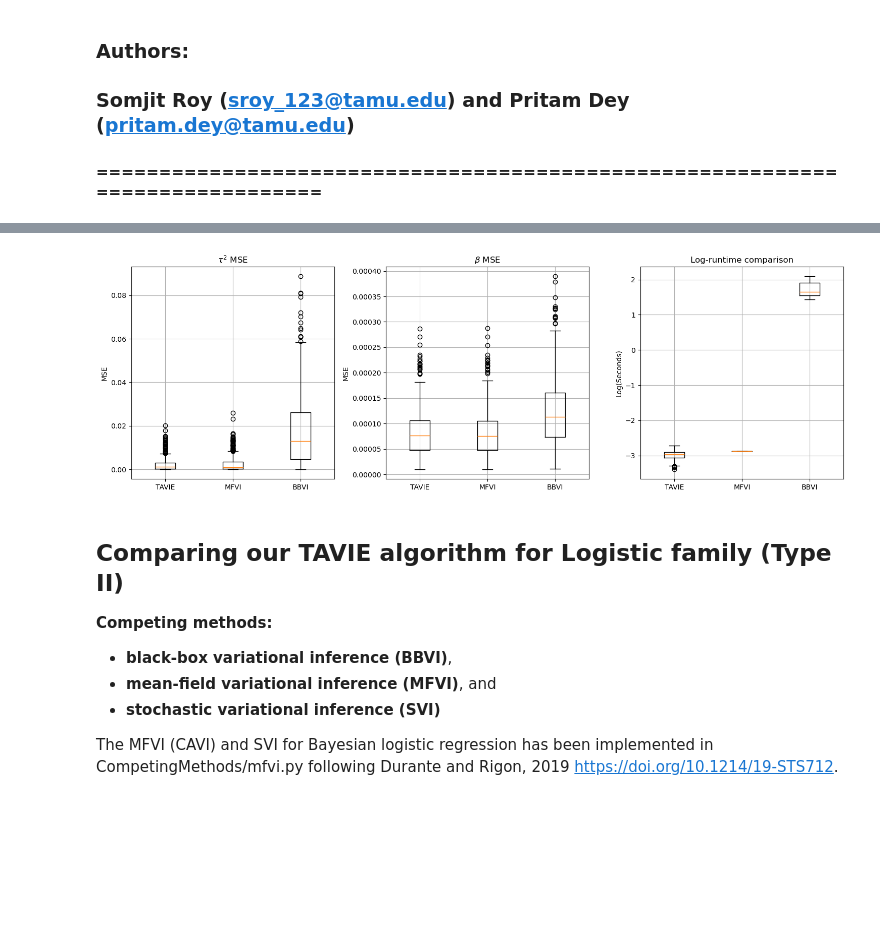
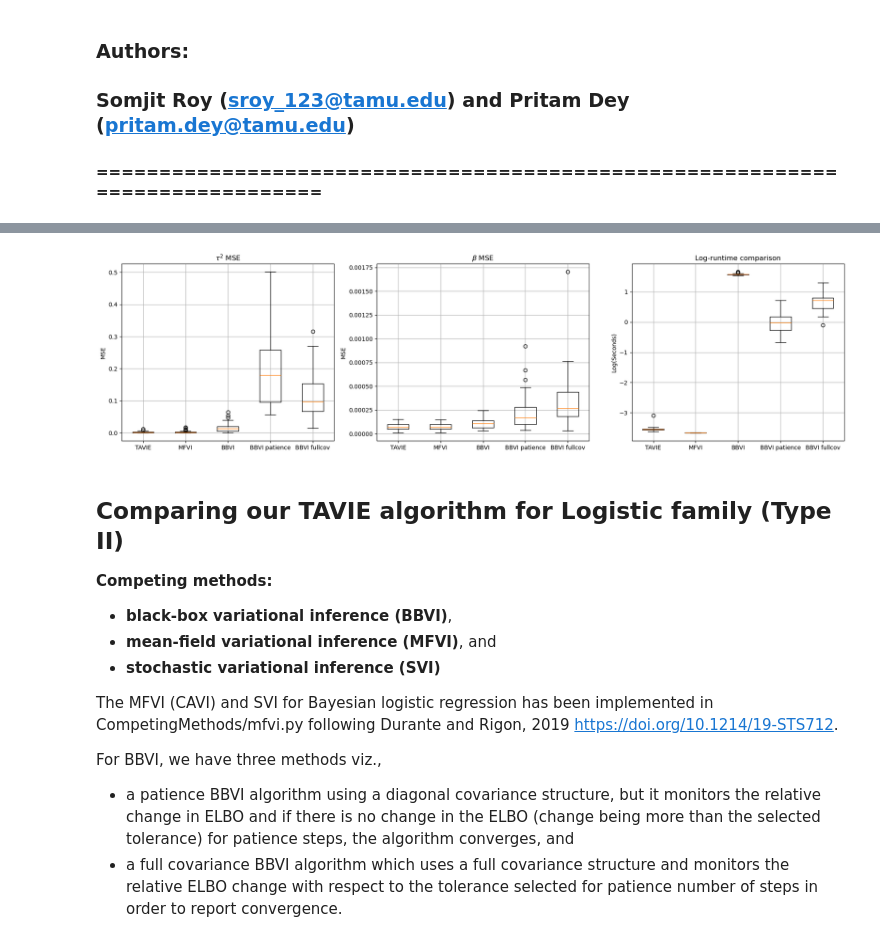
Before and after one commit to debdeepuw/TAVIE, a Jupyter notebook: comparisons.ipynb, the cells around one changed output, grey strips where cells are left out. Saved outputs shown, nothing was run; the diff lists cells and outputs as text; code cells hidden in the pictures; blank space fills up the shorter version.

```diff
--- a/comparisons.ipynb
+++ b/comparisons.ipynb
@@ -115,21 +182,32 @@ n = 10000
 p = 5
 nu_true = 2
 tau2_true = 2
-num_reps = 500
+num_reps = 50
 
 # Containers for metrics
 mse_beta_MFVI = np.zeros(num_reps)
 mse_beta_BBVI = np.zeros(num_reps)
+mse_beta_BBVI_patience = np.zeros(num_reps)
+mse_beta_BBVI_fullcov = np.zeros(num_reps)
 mse_beta_TAVIE = np.zeros(num_reps)
 mse_tau2_MFVI = np.zeros(num_reps)
 mse_tau2_BBVI = np.zeros(num_reps)
+mse_tau2_BBVI_patience = np.zeros(num_reps)
+mse_tau2_BBVI_fullcov = np.zeros(num_reps)
 mse_tau2_TAVIE = np.zeros(num_reps)
 time_TAVIE = np.zeros(num_reps)
 time_MFVI = np.zeros(num_reps)
 time_BBVI = np.zeros(num_reps)
+time_BBVI_patience = np.zeros(num_reps)
+time_BBVI_fullcov = np.zeros(num_reps)
 
 # True beta vector
 beta_true = np.random.normal(loc=2.0, scale=1.0, size=p+1)
+
+# prior choice for running BBVI_Laplace_fullcov()
+Sigma_prior = np.eye(p + 1)
+a0 = 0.05
+b0 = 0.05
 
 # Main loop with progress bar
 for rep in trange(num_reps, desc="Repetitions"):
@@ -161,7 +239,7 @@ for rep in trange(num_reps, desc="Repetitions"):
     mse_beta_MFVI[rep] = np.mean((beta_est2 - beta_true)**2)
     mse_tau2_MFVI[rep] = (tau2_est2 - tau2_true)**2
 
-    # BBVI estimator
+    # BBVI vanilla estimator
     t0 = perf_counter()
     res2 = BBVI_student(X_bbvi, y, nu=nu_true)
     time_BBVI[rep] = perf_counter() - t0
@@ -169,3 +247,21 @@ for rep in trange(num_reps, desc="Repetitions"):
     tau2_est3 = res2['tau2_mean']
     mse_beta_BBVI[rep] = np.mean((beta_est3 - beta_true)**2)
     mse_tau2_BBVI[rep] = (tau2_est3 - tau2_true)**2
+
+    # BBVI patience estimator
+    t0 = perf_counter()
+    res3 = BBVI_student_patience(X_bbvi, y, nu=nu_true, tol=1e-5)
+    time_BBVI_patience[rep] = perf_counter() - t0
+    beta_est4 = res3['beta_mean']
+    tau2_est4 = res3['tau2_mean']
+    mse_beta_BBVI_patience[rep] = np.mean((beta_est4 - beta_true)**2)
+    mse_tau2_BBVI_patience[rep] = (tau2_est4 - tau2_true)**2
+
+    # BBVI fullcov estimator
+    t0 = perf_counter()
+    res4 = BBVI_student_fullcov(X_bbvi, y, nu=nu_true, Sigma_prior=Sigma_prior, a0=a0, b0=b0, tol=1e-5)
+    time_BBVI_fullcov[rep] = perf_counter() - t0
+    beta_est5 = res4['beta_mean']
+    tau2_est5 = res4['tau2_mean']
+    mse_beta_BBVI_fullcov[rep] = np.mean((beta_est5 - beta_true)**2)
+    mse_tau2_BBVI_fullcov[rep] = (tau2_est5 - tau2_true)**2
@@ -172,29 +293,32 @@ for rep in trange(num_reps, desc="Repetitions"):
 # %%
 # Plotting results for TAVI, MFVI, and BBVI
-fig, axes = plt.subplots(1, 3, figsize=(15, 5))
+fig, axes = plt.subplots(1, 3, figsize=(18, 5))
 
 # Tau^2 MSE comparison
-axes[0].boxplot([mse_tau2_TAVIE, mse_tau2_MFVI, mse_tau2_BBVI], tick_labels=['TAVIE', 'MFVI', 'BBVI'])
+axes[0].boxplot([mse_tau2_TAVIE, mse_tau2_MFVI, mse_tau2_BBVI, mse_tau2_BBVI_patience, mse_tau2_BBVI_fullcov],
+                tick_labels=['TAVIE', 'MFVI', 'BBVI', 'BBVI patience', 'BBVI fullcov'])
 axes[0].set_title(r'$\tau^2$ MSE')
 axes[0].set_ylabel('MSE')
 axes[0].grid(True)
 
 # Beta MSE comparison
-axes[1].boxplot([mse_beta_TAVIE, mse_beta_MFVI, mse_beta_BBVI], tick_labels=['TAVIE', 'MFVI', 'BBVI'])
+axes[1].boxplot([mse_beta_TAVIE, mse_beta_MFVI, mse_beta_BBVI, mse_beta_BBVI_patience, mse_beta_BBVI_fullcov],
+                tick_labels=['TAVIE', 'MFVI', 'BBVI', 'BBVI patience', 'BBVI fullcov'])
 axes[1].set_title(r'$\beta$ MSE')
 axes[1].set_ylabel('MSE')
 axes[1].grid(True)
 
 # Runtime comparison
-axes[2].boxplot([np.log(time_TAVIE), np.log(time_MFVI), np.log(time_BBVI)], tick_labels=['TAVIE', 'MFVI', 'BBVI'])
+axes[2].boxplot([np.log(time_TAVIE), np.log(time_MFVI), np.log(time_BBVI), np.log(time_BBVI_patience), np.log(time_BBVI_fullcov)],
+                tick_labels=['TAVIE', 'MFVI', 'BBVI', 'BBVI patience', 'BBVI fullcov'])
 axes[2].set_title('Log-runtime comparison')
 axes[2].set_ylabel('Log(Seconds)')
 axes[2].grid(True)
 
 plt.tight_layout()
 plt.show()
 # %% [output]
-[figure, old version]
+[figure, new version]
 # %% [markdown]
 ## Comparing our TAVIE algorithm for Logistic family (Type II)
 
@@ -204,6 +328,10 @@ plt.show()
 * **stochastic variational inference (SVI)**
 
 The MFVI (CAVI) and SVI for Bayesian logistic regression has been implemented in CompetingMethods/mfvi.py following Durante and Rigon, 2019 <https://doi.org/10.1214/19-STS712>.
+
+For BBVI, we have three methods viz.,
+* a patience BBVI algorithm using a diagonal covariance structure, but it monitors the relative change in ELBO and if there is no change in the ELBO (change being more than the selected tolerance) for patience steps, the algorithm converges, and
+* a full covariance BBVI algorithm which uses a full covariance structure and monitors the relative ELBO change with respect to the tolerance selected for patience number of steps in order to report convergence.
 # %%
 # TAVIE model initialization
 logit_model = TAVIE_type_II(family="binomial", fit_intercept=True)
```
Also changed, not shown: parts of 10 cells of this notebook, 5 other files.
